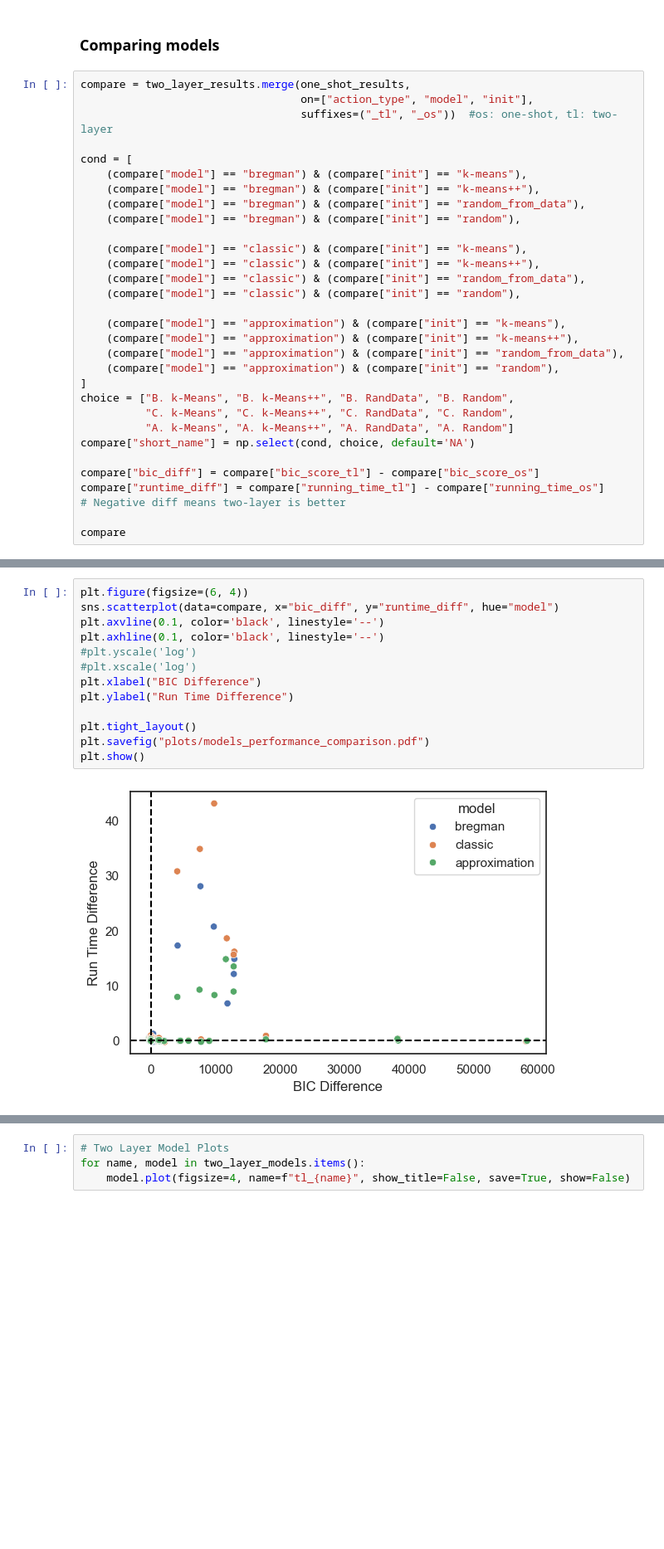
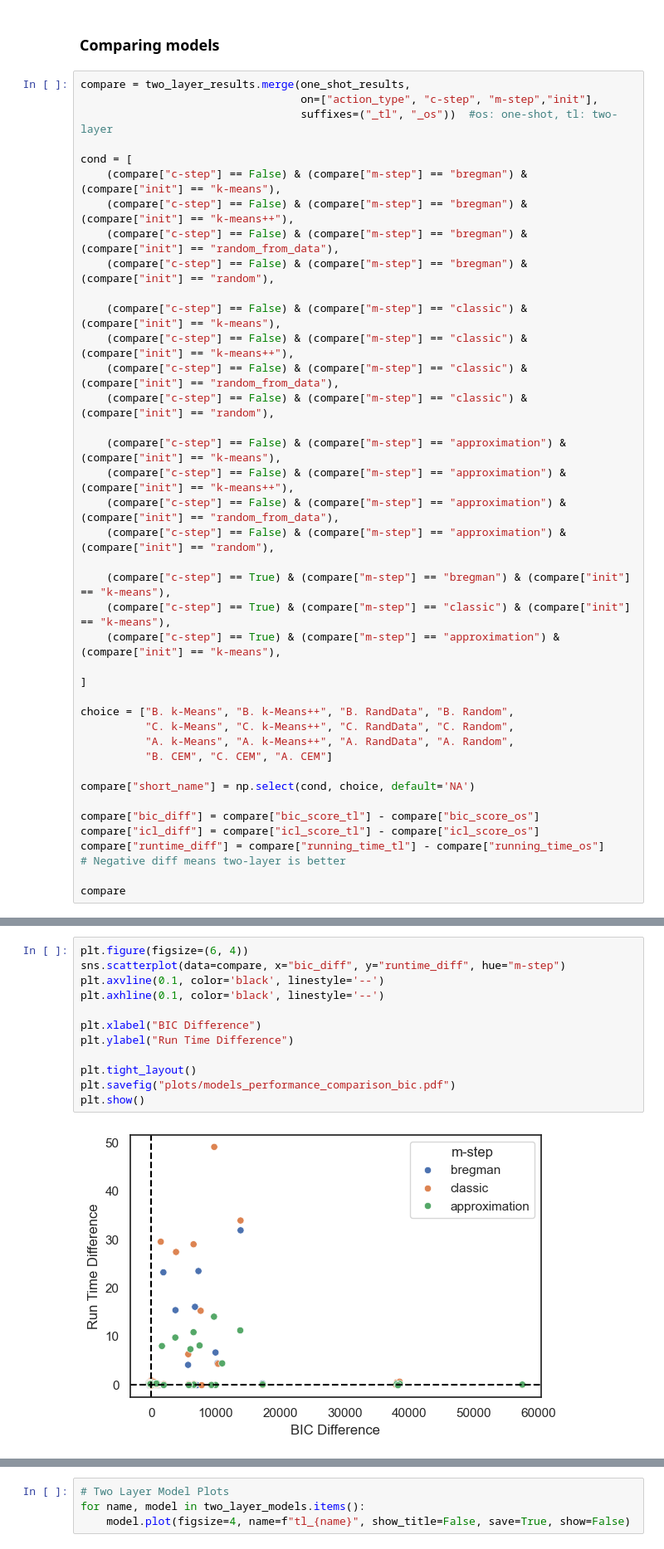
Before and after one commit to Joaquin-Garay/soccer-infogeo, a Jupyter notebook: 05-experiment.ipynb, the cells around one changed output, grey strips where cells are left out. Shown at 83% size. Cells and saved outputs as stored; diff of their text form; blank space fills up the shorter version.

```diff
--- a/05-experiment.ipynb
+++ b/05-experiment.ipynb
@@ -407,31 +449,40 @@ one_shot_results
 ### Comparing models
 # %%
 compare = two_layer_results.merge(one_shot_results,
-                                  on=["action_type", "model", "init"],
+                                  on=["action_type", "c-step", "m-step","init"],
                                   suffixes=("_tl", "_os"))  #os: one-shot, tl: two-layer
 
 cond = [
-    (compare["model"] == "bregman") & (compare["init"] == "k-means"),
-    (compare["model"] == "bregman") & (compare["init"] == "k-means++"),
-    (compare["model"] == "bregman") & (compare["init"] == "random_from_data"),
-    (compare["model"] == "bregman") & (compare["init"] == "random"),
+    (compare["c-step"] == False) & (compare["m-step"] == "bregman") & (compare["init"] == "k-means"),
+    (compare["c-step"] == False) & (compare["m-step"] == "bregman") & (compare["init"] == "k-means++"),
+    (compare["c-step"] == False) & (compare["m-step"] == "bregman") & (compare["init"] == "random_from_data"),
+    (compare["c-step"] == False) & (compare["m-step"] == "bregman") & (compare["init"] == "random"),
 
-    (compare["model"] == "classic") & (compare["init"] == "k-means"),
-    (compare["model"] == "classic") & (compare["init"] == "k-means++"),
-    (compare["model"] == "classic") & (compare["init"] == "random_from_data"),
-    (compare["model"] == "classic") & (compare["init"] == "random"),
+    (compare["c-step"] == False) & (compare["m-step"] == "classic") & (compare["init"] == "k-means"),
+    (compare["c-step"] == False) & (compare["m-step"] == "classic") & (compare["init"] == "k-means++"),
+    (compare["c-step"] == False) & (compare["m-step"] == "classic") & (compare["init"] == "random_from_data"),
+    (compare["c-step"] == False) & (compare["m-step"] == "classic") & (compare["init"] == "random"),
 
-    (compare["model"] == "approximation") & (compare["init"] == "k-means"),
-    (compare["model"] == "approximation") & (compare["init"] == "k-means++"),
-    (compare["model"] == "approximation") & (compare["init"] == "random_from_data"),
-    (compare["model"] == "approximation") & (compare["init"] == "random"),
+    (compare["c-step"] == False) & (compare["m-step"] == "approximation") & (compare["init"] == "k-means"),
+    (compare["c-step"] == False) & (compare["m-step"] == "approximation") & (compare["init"] == "k-means++"),
+    (compare["c-step"] == False) & (compare["m-step"] == "approximation") & (compare["init"] == "random_from_data"),
+    (compare["c-step"] == False) & (compare["m-step"] == "approximation") & (compare["init"] == "random"),
+
+    (compare["c-step"] == True) & (compare["m-step"] == "bregman") & (compare["init"] == "k-means"),
+    (compare["c-step"] == True) & (compare["m-step"] == "classic") & (compare["init"] == "k-means"),
+    (compare["c-step"] == True) & (compare["m-step"] == "approximation") & (compare["init"] == "k-means"),
+
 ]
+
 choice = ["B. k-Means", "B. k-Means++", "B. RandData", "B. Random",
           "C. k-Means", "C. k-Means++", "C. RandData", "C. Random",
-          "A. k-Means", "A. k-Means++", "A. RandData", "A. Random"]
+          "A. k-Means", "A. k-Means++", "A. RandData", "A. Random",
+          "B. CEM", "C. CEM", "A. CEM"]
+
 compare["short_name"] = np.select(cond, choice, default='NA')
 
 compare["bic_diff"] = compare["bic_score_tl"] - compare["bic_score_os"]
+compare["icl_diff"] = compare["icl_score_tl"] - compare["icl_score_os"]
 compare["runtime_diff"] = compare["running_time_tl"] - compare["running_time_os"]
 # Negative diff means two-layer is better
 
@@ -453,15 +504,14 @@ compare
 # %%
 plt.figure(figsize=(6, 4))
-sns.scatterplot(data=compare, x="bic_diff", y="runtime_diff", hue="model")
+sns.scatterplot(data=compare, x="bic_diff", y="runtime_diff", hue="m-step")
 plt.axvline(0.1, color='black', linestyle='--')
 plt.axhline(0.1, color='black', linestyle='--')
-#plt.yscale('log')
-#plt.xscale('log')
+
 plt.xlabel("BIC Difference")
 plt.ylabel("Run Time Difference")
 
 plt.tight_layout()
-plt.savefig("plots/models_performance_comparison.pdf")
+plt.savefig("plots/models_performance_comparison_bic.pdf")
 plt.show()
 # %% [output]
-[figure, old version]
+[figure, new version]
```
Also changed, not shown: parts of 24 cells of this notebook, 7 other files.
